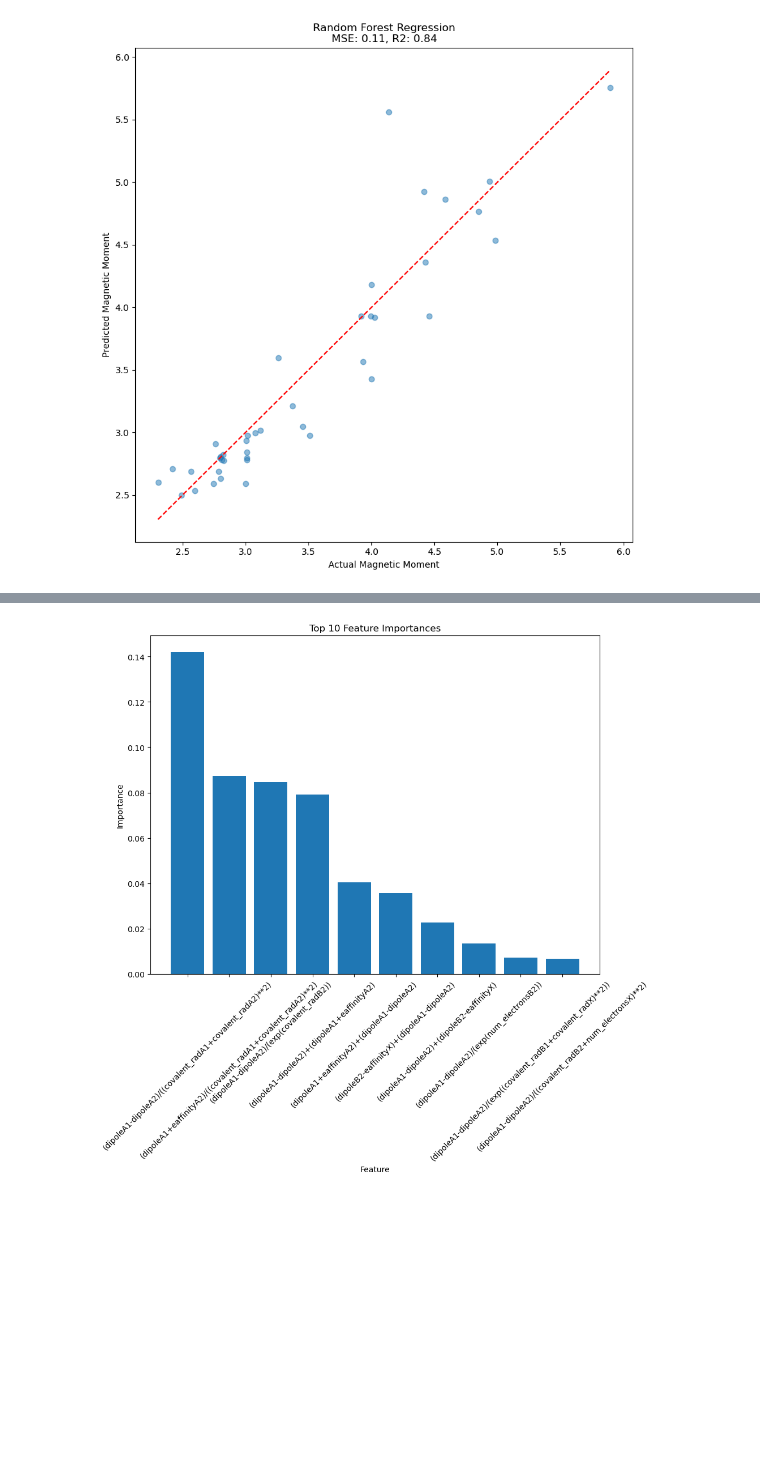
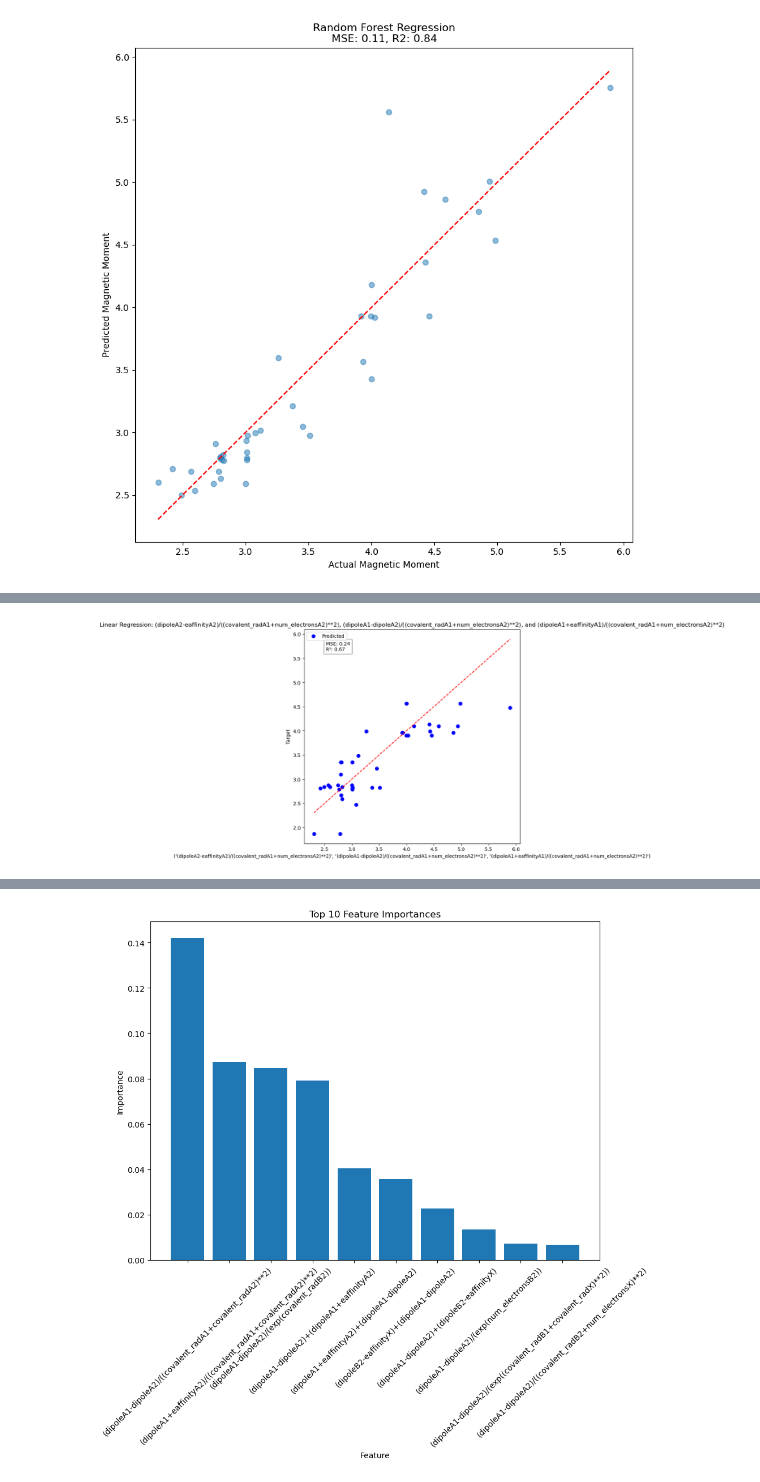
Before and after one commit to erikswanke/2d-Material-Science, a Jupyter notebook: critical role descriptor.ipynb, the cells around one changed output, grey strips where cells are left out. Drawn from its saved outputs; the diff is of its cells as text; code cells hidden in the pictures; blank space fills up the shorter version.

```diff
--- a/critical role descriptor.ipynb
+++ b/critical role descriptor.ipynb
@@ -808,3 +911,50 @@ top_features = feature_importance_df.head(top_n)
+# %%
+from itertools import combinations
+
+best_features = None
+best_score = float('inf')
+best_r2 = 0
+
+for feature_trip in combinations(Xhere.columns, 3):
+    X_features = Xhere[list(feature_trip)]
+
+    X_train, X_test, y_train, y_test = train_test_split(X_features, y, test_size=0.2, random_state=42)
+
+    model = LinearRegression()
+    model.fit(X_train, y_train)
+
+    y_pred = model.predict(X_test)
+
+    mse = mean_squared_error(y_test, y_pred)
+    r2 = r2_score(y_test, y_pred)
+
+    if mse < best_score:
+        best_score = mse
+        best_r2 = r2
+        best_features = feature_trip
+
+best_feature_data = Xhere[list(best_features)]
+X_train, X_test, y_train, y_test = train_test_split(best_feature_data, y, test_size=0.2, random_state=42)
+
+model = LinearRegression()
+model.fit(X_train, y_train)
+
+y_pred = model.predict(X_test)
+
+plt.figure(figsize=(8, 8))
+# plt.scatter(X_test.iloc[:, 0], y_test, color='blue', label='Actual')
+# plt.scatter(X_test.iloc[:, 0], y_pred, color='red', marker='x', label='Predicted')
+plt.scatter(y_test, y_pred, color='blue', linewidth=2, label='Predicted')
+plt.plot([min(y_test), max(y_test)], [min(y_test), max(y_test)], color='red', linestyle='--')
+str1 = best_features[0], best_features[1], best_features[2]
+plt.xlabel(str1)
+plt.ylabel('Target')
+plt.title(f'Linear Regression: {best_features[0]}, {best_features[1]}, and {best_features[2]}')
+plt.text(0.1, 0.9, f'MSE: {best_score:.2f}\nR²: {best_r2:.2f}', transform=plt.gca().transAxes, bbox=dict(facecolor='white', alpha=0.5))
+plt.legend()
+plt.show()
+# %% [output]
+[figure, added]
 # %%
 # Subset the training and testing data using the top N features
 #print(X_train.iloc[0])
```
Also changed, not shown: parts of 4 cells of this notebook.
